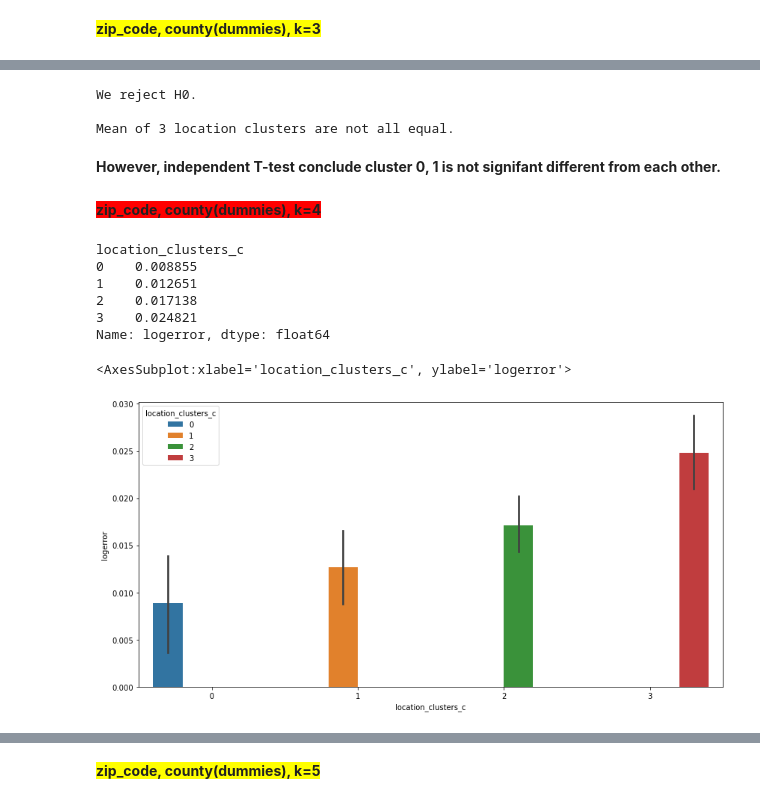
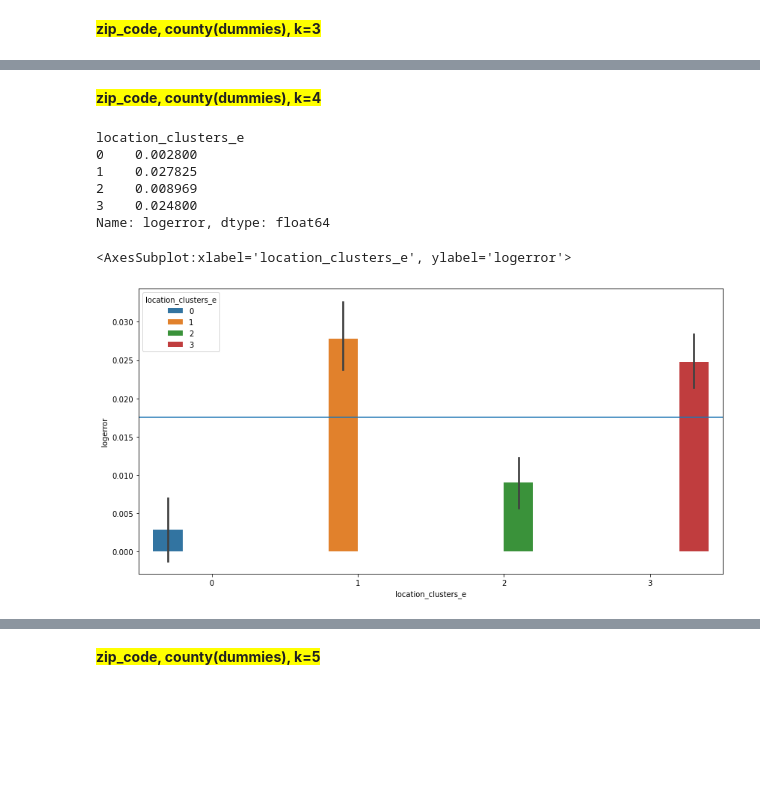
Before and after one commit to m3redithw/Zestimates-Clustering-Project, a Jupyter notebook: feature_engineering.ipynb, the cells around one changed output, grey strips where cells are left out. Cells and saved outputs as stored; diff of their text form; code cells hidden in the pictures; blank space fills up the shorter version.

```diff
--- a/feature_engineering.ipynb
+++ b/feature_engineering.ipynb
@@ -176,0 +187,9 @@ Mean of 3 location clusters are not all equal.
+# %%
+# Create clusters and fit cluster model
+cluster_vars = train[['latitude', 'longitude', 'zip_bin_insgfnt high', 'zip_bin_insgfnt low',
+       'zip_bin_sgfnt high']]
+kmeans = KMeans(n_clusters=4)
+kmeans.fit(cluster_vars)
+
+location_clusters = kmeans.predict(cluster_vars)
+train['location_clusters_b'] = location_clusters
@@ -176,0 +206,13 @@ Mean of 3 location clusters are not all equal.
+# %%
+# Create clusters and fit cluster model
+cluster_vars = train[['latitude', 'longitude', 'zip_bin_insgfnt high', 'zip_bin_insgfnt low',
+       'zip_bin_sgfnt high']]
+kmeans = KMeans(n_clusters=5)
+kmeans.fit(cluster_vars)
+
+location_clusters = kmeans.predict(cluster_vars)
+train['location_clusters_c'] = location_clusters
+plt.figure(figsize = (14,7))
+plt.axhline(train.logerror.mean())
+sns.barplot(x='location_clusters_c', y=
+            'logerror', hue='location_clusters_c', data = train)
@@ -201,9 +238,11 @@ train.head()
 # %%
 # Create clusters and fit cluster model
+cluster_vars = train[['county_Los Angeles', 'county_Orange', 'zip_bin_insgfnt high', 'zip_bin_insgfnt low',
+       'zip_bin_sgfnt high']]
 kmeans = KMeans(n_clusters=3)
 kmeans.fit(cluster_vars)
 
 location_clusters = kmeans.predict(cluster_vars)
-train['location_clusters_b'] = location_clusters
-train.groupby('location_clusters_b').logerror.mean()
+train['location_clusters_d'] = location_clusters
+train.groupby('location_clusters_d').logerror.mean()
 # %% [output]
@@ -236,43 +262,26 @@ $H_{a}$: Logerror of three different clusters are not all equal.
-# %%
-# Set alpha
-alpha = 0.05
-cluster0 = train[train.location_clusters_b==0].logerror
-cluster1 = train[train.location_clusters_b==1].logerror
-cluster2 = train[train.location_clusters_b==2].logerror
-# Comparing mean of 3 independent samples
-t, p = stats.f_oneway(cluster0, cluster1, cluster2)
-if p < alpha:
-    print("We reject H0.")
-    print(Fore.BLUE + '\nMean of 3 location clusters are not all equal. ')
-else:
-    print("We fail to reject H0")
-# %% [output]
-We reject H0.
-
-Mean of 3 location clusters are not all equal.
-# %% [markdown]
-**However, independent T-test conclude cluster 0, 1 is not signifant different from each other.**
 # %% [markdown]
-<span style='background :red' >**zip_code, county(dummies), k=4**</span>
+<span style='background :yellow' >**zip_code, county(dummies), k=4**</span>
 # %%
 # Create clusters and fit cluster model
 kmeans = KMeans(n_clusters=4)
 kmeans.fit(cluster_vars)
-cluster_vars = train[['county_Los Angeles', 'county_Orange', 'zip_code']]
+cluster_vars = train[['county_Los Angeles', 'county_Orange', 'zip_bin_insgfnt high', 'zip_bin_insgfnt low',
+       'zip_bin_sgfnt high']]
 location_clusters = kmeans.predict(cluster_vars)
-train['location_clusters_c'] = location_clusters
-train.groupby('location_clusters_c').logerror.mean()
+train['location_clusters_e'] = location_clusters
+train.groupby('location_clusters_e').logerror.mean()
 # %% [output]
-location_clusters_c
-0    0.008855
-1    0.012651
-2    0.017138
-3    0.024821
+location_clusters_e
+0    0.002800
+1    0.027825
+2    0.008969
+3    0.024800
 Name: logerror, dtype: float64
 # %%
 plt.figure(figsize = (14,7))
-sns.barplot(x='location_clusters_c', y=
-            'logerror', hue='location_clusters_c', data = train)
+plt.axhline(train.logerror.mean())
+sns.barplot(x='location_clusters_e', y=
+            'logerror', hue='location_clusters_e', data = train)
 # %% [output]
-<AxesSubplot:xlabel='location_clusters_c', ylabel='logerror'>
+<AxesSubplot:xlabel='location_clusters_e', ylabel='logerror'>
-[figure, old version]
+[figure, new version]
```
Also changed, not shown: parts of 37 cells of this notebook.
